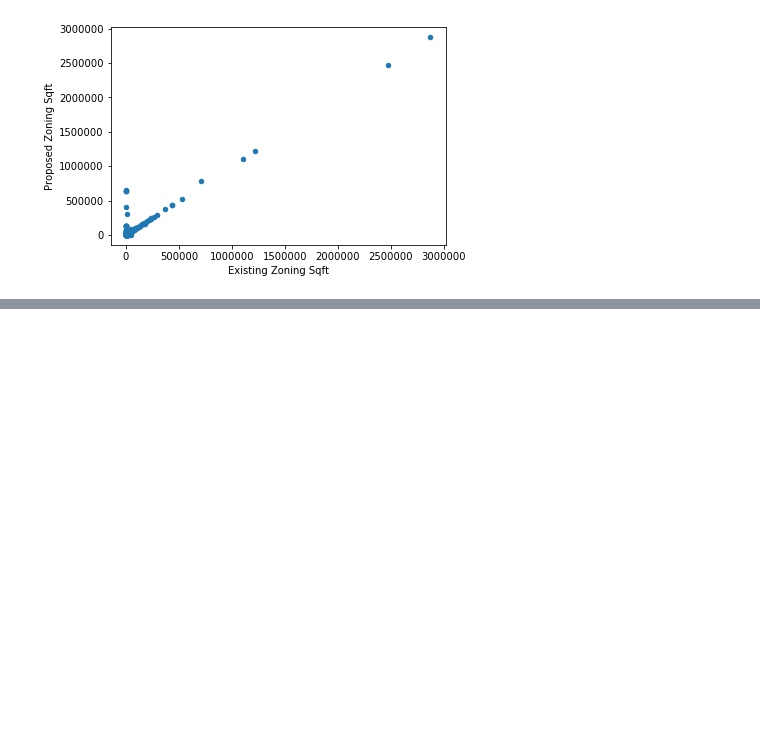
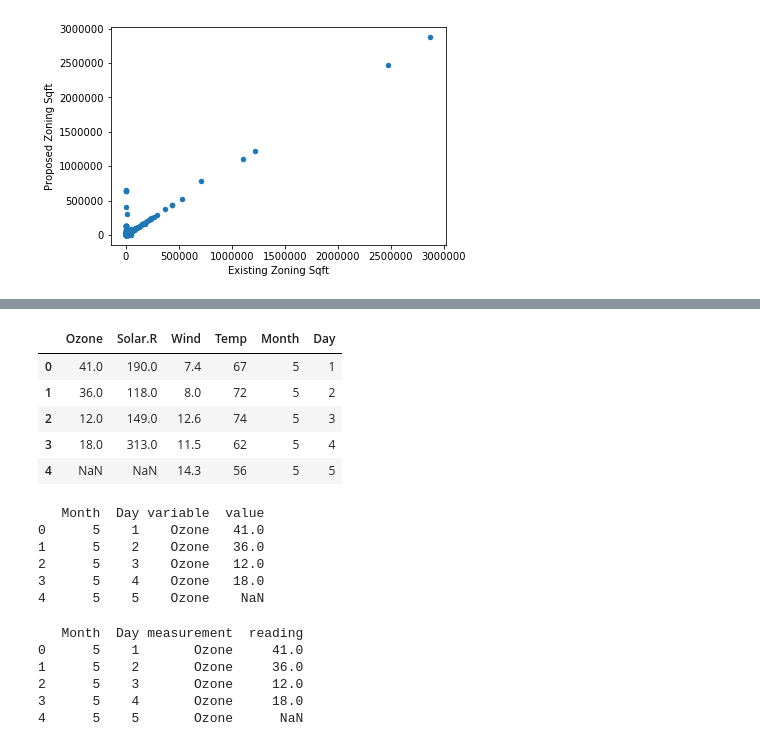
Before and after one commit to Suvamp/Datacamp-Notebooks, a Jupyter notebook: 7.Cleaning-Data-in-Python.ipynb, the cells around one changed output, grey strips where cells are left out. Saved outputs shown, nothing was run; the diff lists cells and outputs as text; code cells hidden in the pictures; blank space fills up the shorter version.

Commit message:
adding airquality dataset

```diff
--- a/7.Cleaning-Data-in-Python.ipynb
+++ b/7.Cleaning-Data-in-Python.ipynb
@@ -206,0 +245,44 @@ plt.show()
+# %%
+airquality = pd.read_csv('airquality.csv')
+del airquality['Unnamed: 0']
+airquality.head()
+# %% [output]
+|  | Ozone | Solar.R | Wind | Temp | Month | Day |
+| 0 | 41.0 | 190.0 | 7.4 | 67 | 5 | 1 |
+| 1 | 36.0 | 118.0 | 8.0 | 72 | 5 | 2 |
+| 2 | 12.0 | 149.0 | 12.6 | 74 | 5 | 3 |
+| 3 | 18.0 | 313.0 | 11.5 | 62 | 5 | 4 |
+| 4 | NaN | NaN | 14.3 | 56 | 5 | 5 |
+# %%
+# To melt the Ozone, Solar.R, Wind, and Temp columns of airquality into rows.
+# Do this by using id_vars to specify the columns you do not wish to melt: 'Month' and 'Day'.
+
+# Melt airquality: airquality_melt
+airquality_melt = pd.melt(airquality, id_vars=['Month', 'Day'])
+
+# Print the head of airquality_melt
+print(airquality_melt.head())
+# %% [output]
+   Month  Day variable  value
+0      5    1    Ozone   41.0
+1      5    2    Ozone   36.0
+2      5    3    Ozone   12.0
+3      5    4    Ozone   18.0
+4      5    5    Ozone    NaN
+# %%
+# Melt the Ozone, Solar.R, Wind, and Temp columns of airquality into rows,
+# with the default variable column renamed to 'measurement' and
+#the default value column renamed to 'reading'.
+#You can do this by specifying, respectively, the var_name and value_name parameters.
+
+airquality_melt = pd.melt(airquality, id_vars=['Month','Day'], var_name='measurement', value_name='reading')
+
+# Print the head of airquality_melt
+print(airquality_melt.head())
+# %% [output]
+   Month  Day measurement  reading
+0      5    1       Ozone     41.0
+1      5    2       Ozone     36.0
+2      5    3       Ozone     12.0
+3      5    4       Ozone     18.0
+4      5    5       Ozone      NaN
```
Also changed, not shown: parts of 3 cells of this notebook, 2 other files.
